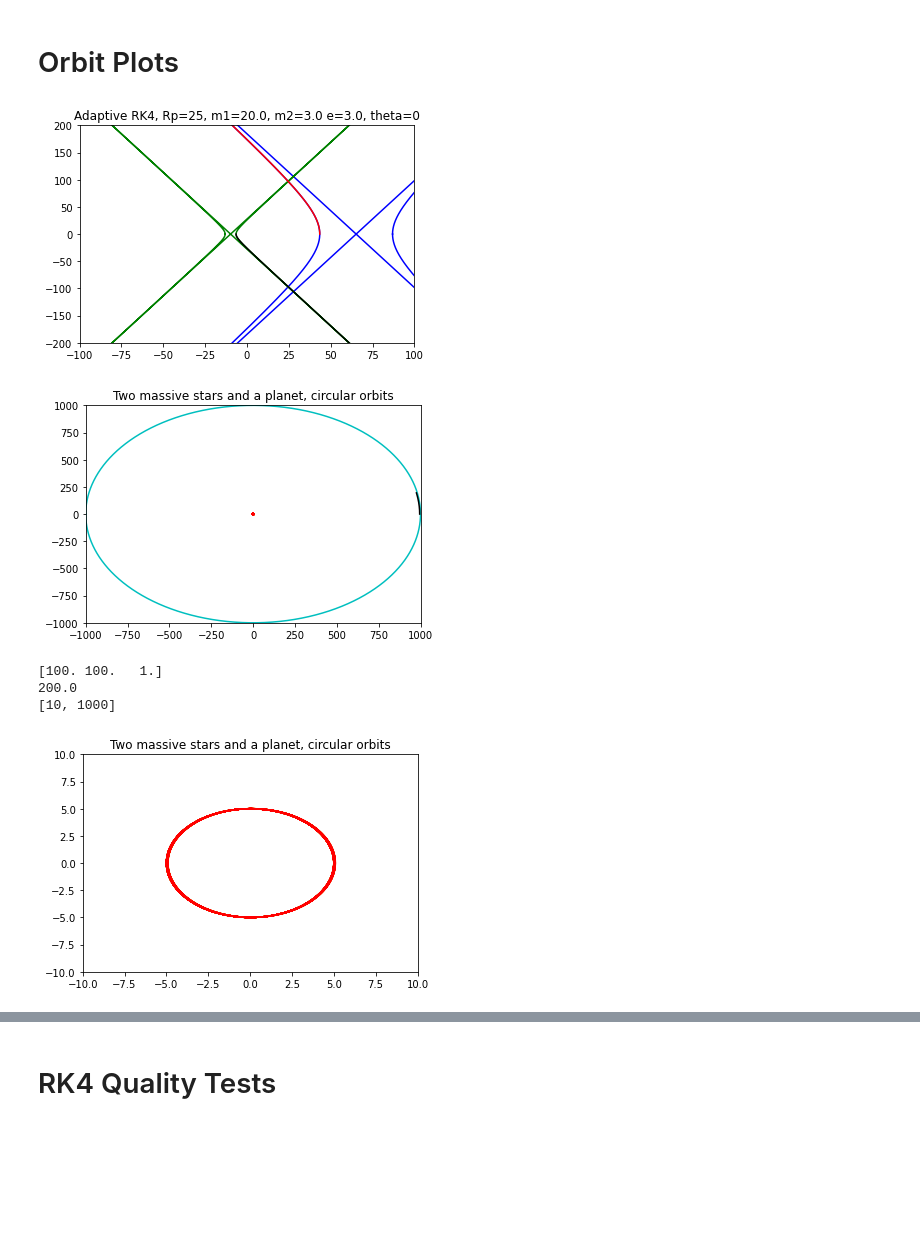
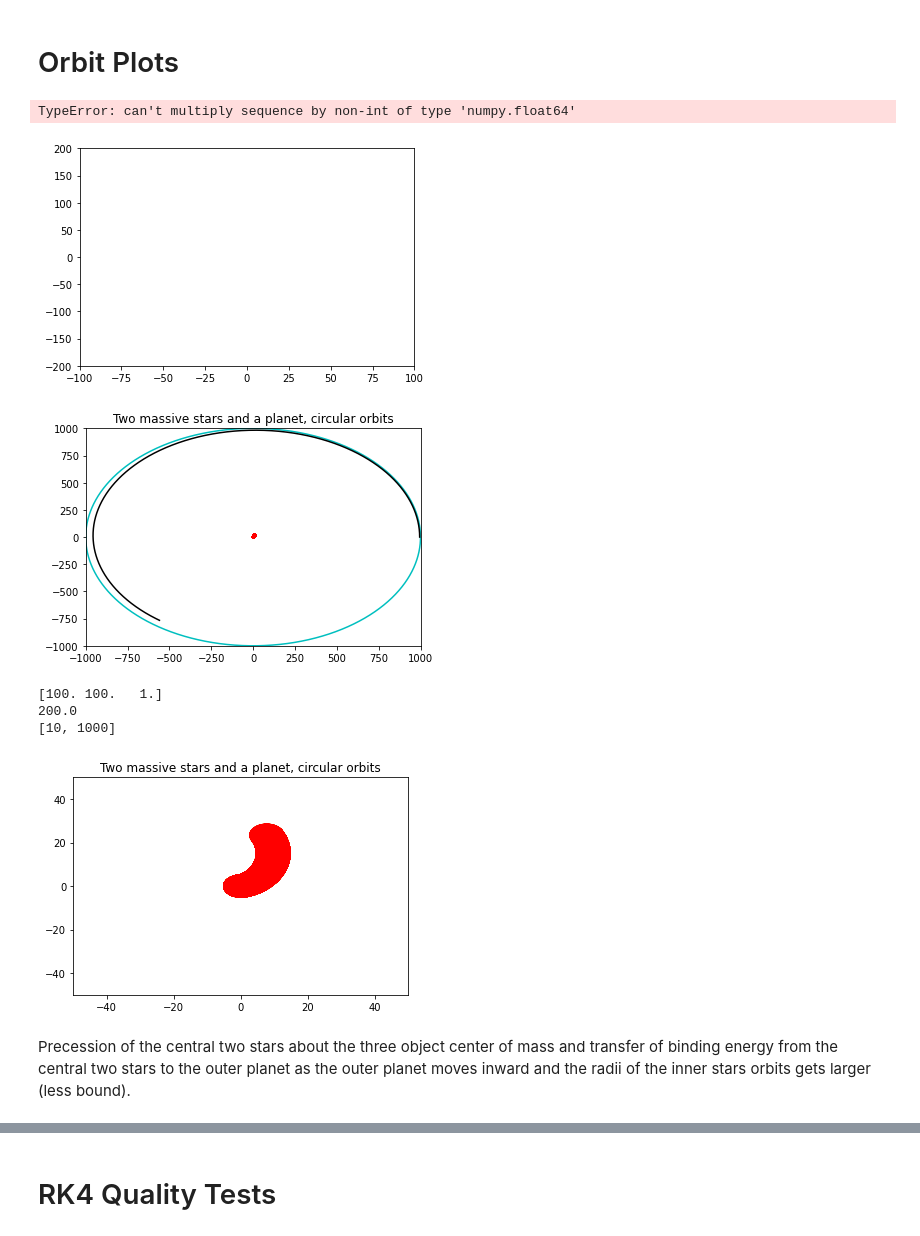
Before and after one commit to sdorsher/ThreeBodyOrbits, a Jupyter notebook: TwoStarsOnePlanet.ipynb, the cells around one changed output, grey strips where cells are left out. Cells and saved outputs as stored; diff of their text form; code cells hidden in the pictures; blank space fills up the shorter version.

```diff
--- a/TwoStarsOnePlanet.ipynb
+++ b/TwoStarsOnePlanet.ipynb
@@ -148,7 +148,7 @@ import ellipsefns
 # %%
 import hyperbfns
 # %%
-numsteps=10000 #50000
+numsteps= 200000 #10000 #50000
 
 #numsteps=6000*10
 
@@ -217,7 +199,8 @@ plt.plot(npstar1x[:,0],npstar1x[:,1],'k')
 plt.plot(npstar2x[:,0],npstar2x[:,1],'r')
 plt.show()
 # %% [output]
+TypeError: can't multiply sequence by non-int of type 'numpy.float64'
-[figure, old version]
+[figure, new version]
 # %%
 import matplotlib.pyplot as plt
 t= np.linspace(-math.pi,math.pi,100000)
@@ -238,35 +221,37 @@ plt.plot(npstar2x[:,0],npstar2x[:,1],'r')
 plt.plot(npstar3x[:,0],npstar3x[:,1],'k')
 plt.show()
 # %% [output]
-[figure, old version]
+[figure, new version]
 # %%
 import matplotlib.pyplot as plt
 t= np.linspace(-math.pi,math.pi,100000)
 xax=-200+np.arange(0,400)
-plt.ylim(-10,10)
-plt.xlim(-10,10)
+plt.ylim(-50,50)
+plt.xlim(-50,50)
 #plt.axis('equal')
 mtot=masses[0]+masses[1]
 semimajor0=rad0[0]*masses[1]/mtot
 semimajor1=rad0[0]*masses[0]/mtot
 print(masses)
 print(mtot)
 print(rad0)
 #circular
 #plt.title("Adaptive RK4, Rp="+str(rad0)+", m1="+str(masses[0])+", m2="+str(masses[1])+" e="+str(ecc0)+", theta="+str(round(180*theta0/math.pi)))
 plt.title("Two massive stars and a planet, circular orbits")
 plt.plot(ellipsefns.getxtheory(theta0[0],ecc0[0],semimajor0,t,1),ellipsefns.getytheory(theta0[0],ecc0[0],semimajor0,t,1),'b')
 plt.plot(ellipsefns.getxtheory(theta0[0],ecc0[0],semimajor1,t,-1),ellipsefns.getytheory(theta0[0],ecc0[0],semimajor1,t,-1),'g')
 plt.plot(ellipsefns.getxtheory(theta0[1],ecc0[1],rad0[1],t,1),ellipsefns.getytheory(theta0[1],ecc0[1],rad0[1],t,1),'c')
 plt.plot(npstar1x[:,0],npstar1x[:,1],'y')
 plt.plot(npstar2x[:,0],npstar2x[:,1],'r')
 plt.plot(npstar3x[:,0],npstar3x[:,1],'k')
 plt.show()
 # %% [output]
 [100. 100.   1.]
 200.0
 [10, 1000]
-[figure, old version]
+[figure, new version]
+# %% [markdown]
+Precession of the central two stars about the three object center of mass and transfer of binding energy from the central two stars to the outer planet as the outer planet moves inward and the radii of the inner stars orbits gets larger (less bound).
 # %%
 import matplotlib.pyplot as plt
 t= np.linspace(0,2*math.pi,100)
```
Also changed, not shown: parts of 7 cells of this notebook.
